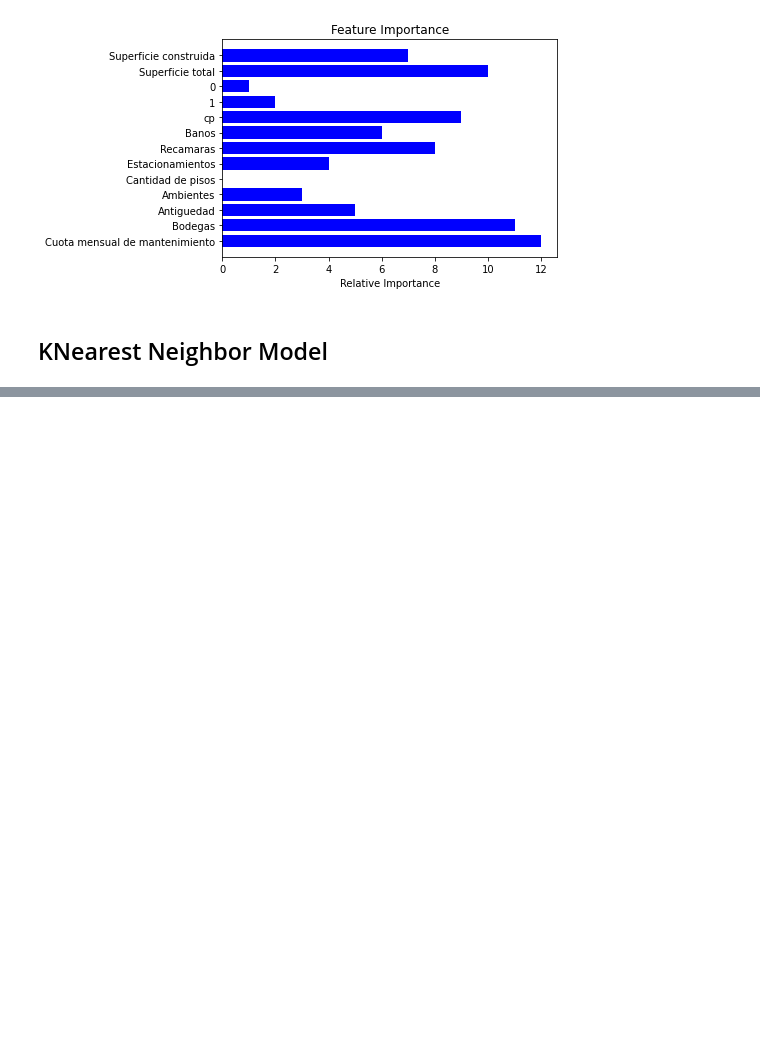
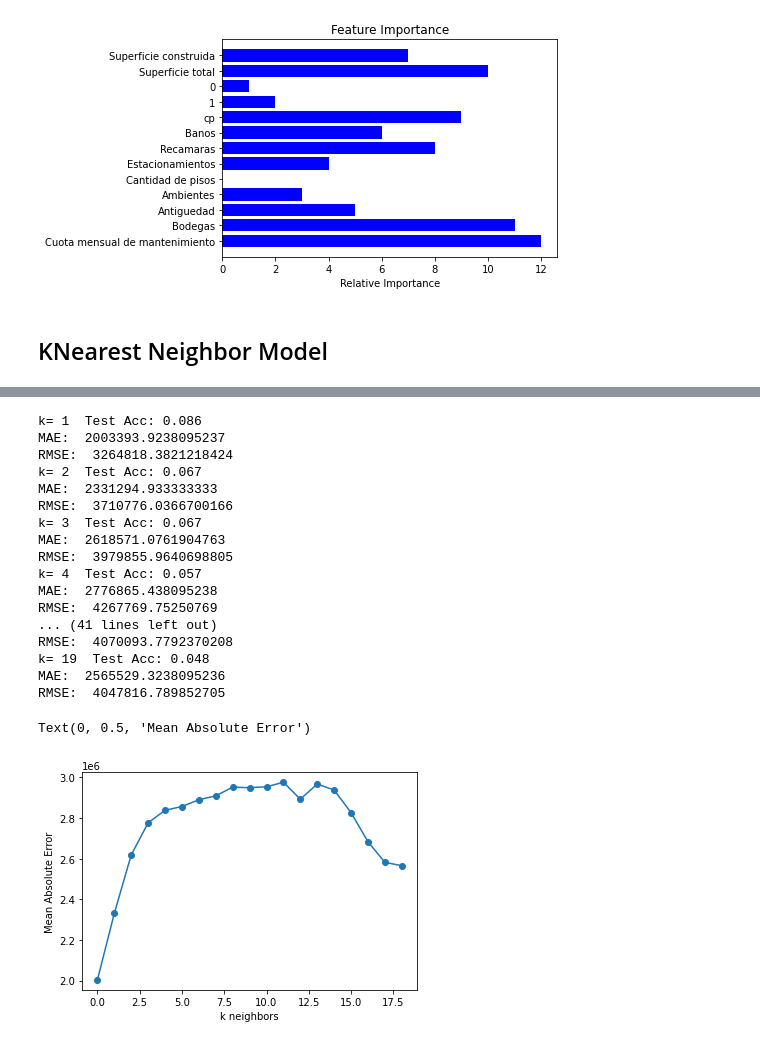
Before and after one commit to andrebestrada/Machine-Learning-Final-Project, a Jupyter notebook: Model/First_Model - Classification models.ipynb, the cells around one changed output, grey strips where cells are left out. Drawn from its saved outputs; the diff is of its cells as text; code cells hidden in the pictures; blank space fills up the shorter version.

```diff
--- a/Model/First_Model - Classification models.ipynb
+++ b/Model/First_Model - Classification models.ipynb
@@ -741,27 +760,49 @@ plt.show()
 # %%
 from sklearn.neighbors import KNeighborsClassifier
 # Note that k: 5 provides the best accuracy where the classifier starts to stablize
 def KN_model(n_neighbors):
     knn = KNeighborsClassifier(n_neighbors=n_neighbors)
     knn.fit(OH_X_train, y_train)
     print(f'k= {n_neighbors}  Test Acc: %.3f' % knn.score(OH_X_valid, y_valid))
 
     predictions_kn = knn.predict(OH_X_valid)
     mean_absolute_error_kn = mean_absolute_error(predictions_kn,y_valid)
+    rmse = np.sqrt(metrics.mean_squared_error(predictions_kn,y_valid))
 
     print("MAE: ", mean_absolute_error_kn)
+    print("RMSE: ", rmse)
     return mean_absolute_error_kn
 
 results={}
 response=[]
 
 for i in range(1,20):
 #     results[i] = KN_model(i)
     response.append(KN_model(i))
 
 plt.plot(response, marker='o')
 plt.xlabel("k neighbors")
 plt.ylabel("Mean Absolute Error")
+# %% [output]
+k= 1  Test Acc: 0.086
+MAE:  2003393.9238095237
+RMSE:  3264818.3821218424
+k= 2  Test Acc: 0.067
+MAE:  2331294.933333333
+RMSE:  3710776.0366700166
+k= 3  Test Acc: 0.067
+MAE:  2618571.0761904763
+RMSE:  3979855.9640698805
+k= 4  Test Acc: 0.057
+MAE:  2776865.438095238
+RMSE:  4267769.75250769
+... (41 lines left out)
+RMSE:  4070093.7792370208
+k= 19  Test Acc: 0.048
+MAE:  2565529.3238095236
+RMSE:  4047816.789852705
+Text(0, 0.5, 'Mean Absolute Error')
+[figure, added]
 # %%
 # Note that k: 5 provides the best accuracy where the classifier starts to stablize
 knn = KNeighborsClassifier(n_neighbors=5)
```
Also changed, not shown: parts of 7 cells of this notebook, 5 other files.
